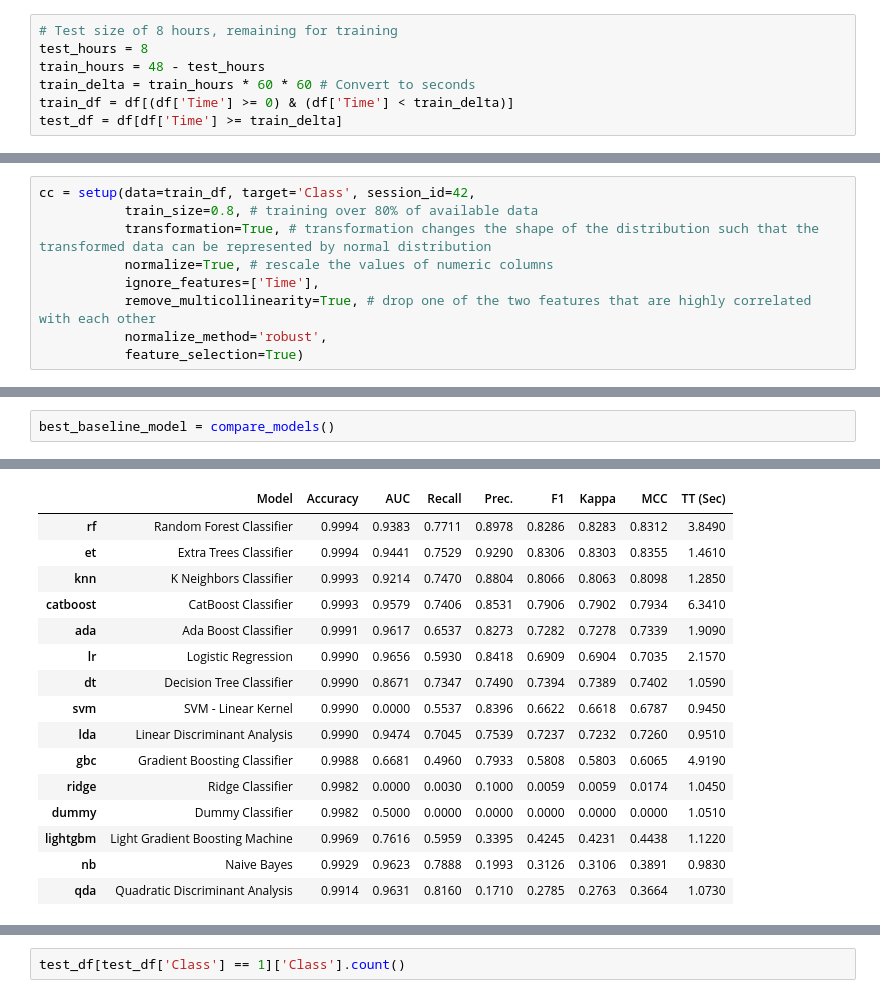
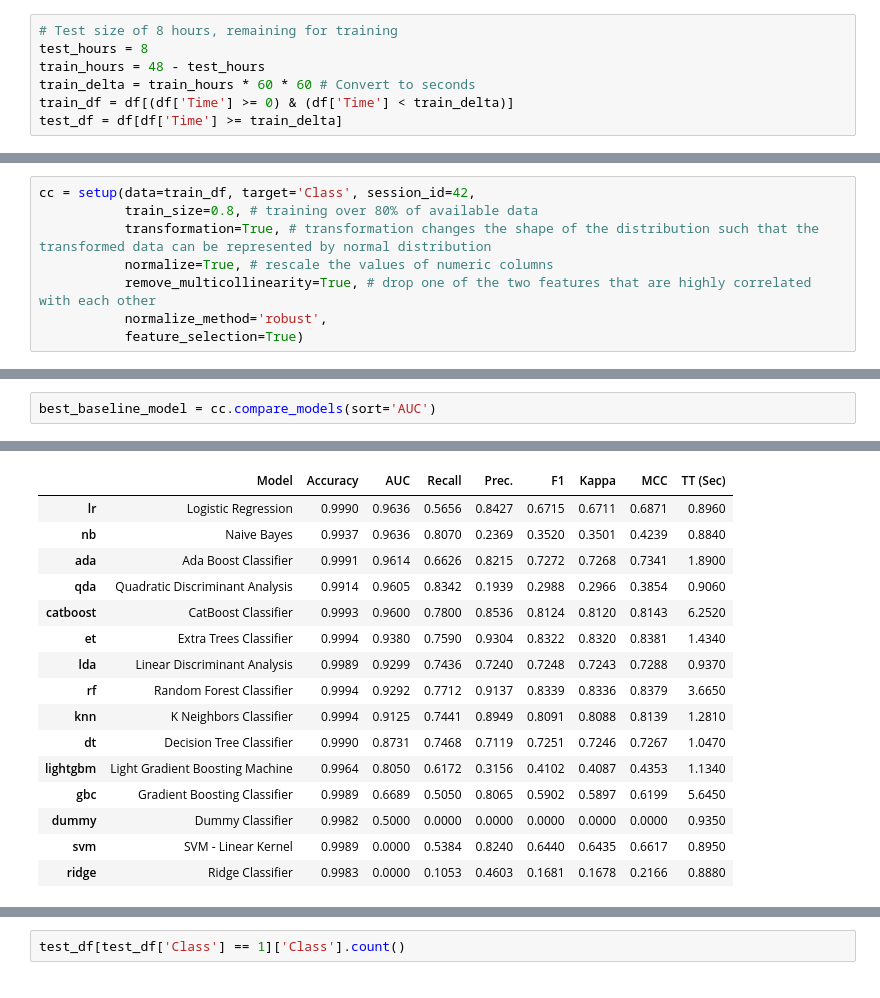
Before and after one commit to crdsteixeira/Advanced-Topics-of-Machine-Learning_GANs_for_Fraud_Detection, a Jupyter notebook: project.ipynb, the cells around one changed output, grey strips where cells are left out. Cells and saved outputs as stored; diff of their text form.

```diff
--- a/project.ipynb
+++ b/project.ipynb
@@ -112,7 +78,6 @@ cc = setup(data=train_df, target='Class', session_id=42,
            train_size=0.8, # training over 80% of available data
            transformation=True, # transformation changes the shape of the distribution such that the transformed data can be represented by normal distribution
            normalize=True, # rescale the values of numeric columns
-           ignore_features=['Time'],
            remove_multicollinearity=True, # drop one of the two features that are highly correlated with each other
            normalize_method='robust',
            feature_selection=True)
@@ -144,21 +102,21 @@ You can set `force_col_wise=true` to remove the overhead.
 # %%
-best_baseline_model = compare_models()
+best_baseline_model = cc.compare_models(sort='AUC')
 # %% [output]
 [interactive output not drawn]
 |  | Model | Accuracy | AUC | Recall | Prec. | F1 | Kappa | MCC | TT (Sec) |
-| rf | Random Forest Classifier | 0.9994 | 0.9383 | 0.7711 | 0.8978 | 0.8286 | 0.8283 | 0.8312 | 3.8490 |
-| et | Extra Trees Classifier | 0.9994 | 0.9441 | 0.7529 | 0.9290 | 0.8306 | 0.8303 | 0.8355 | 1.4610 |
-| knn | K Neighbors Classifier | 0.9993 | 0.9214 | 0.7470 | 0.8804 | 0.8066 | 0.8063 | 0.8098 | 1.2850 |
-| catboost | CatBoost Classifier | 0.9993 | 0.9579 | 0.7406 | 0.8531 | 0.7906 | 0.7902 | 0.7934 | 6.3410 |
-| ada | Ada Boost Classifier | 0.9991 | 0.9617 | 0.6537 | 0.8273 | 0.7282 | 0.7278 | 0.7339 | 1.9090 |
-| lr | Logistic Regression | 0.9990 | 0.9656 | 0.5930 | 0.8418 | 0.6909 | 0.6904 | 0.7035 | 2.1570 |
-| dt | Decision Tree Classifier | 0.9990 | 0.8671 | 0.7347 | 0.7490 | 0.7394 | 0.7389 | 0.7402 | 1.0590 |
-| svm | SVM - Linear Kernel | 0.9990 | 0.0000 | 0.5537 | 0.8396 | 0.6622 | 0.6618 | 0.6787 | 0.9450 |
-| lda | Linear Discriminant Analysis | 0.9990 | 0.9474 | 0.7045 | 0.7539 | 0.7237 | 0.7232 | 0.7260 | 0.9510 |
-| gbc | Gradient Boosting Classifier | 0.9988 | 0.6681 | 0.4960 | 0.7933 | 0.5808 | 0.5803 | 0.6065 | 4.9190 |
-| ridge | Ridge Classifier | 0.9982 | 0.0000 | 0.0030 | 0.1000 | 0.0059 | 0.0059 | 0.0174 | 1.0450 |
-| dummy | Dummy Classifier | 0.9982 | 0.5000 | 0.0000 | 0.0000 | 0.0000 | 0.0000 | 0.0000 | 1.0510 |
-| lightgbm | Light Gradient Boosting Machine | 0.9969 | 0.7616 | 0.5959 | 0.3395 | 0.4245 | 0.4231 | 0.4438 | 1.1220 |
-| nb | Naive Bayes | 0.9929 | 0.9623 | 0.7888 | 0.1993 | 0.3126 | 0.3106 | 0.3891 | 0.9830 |
-| qda | Quadratic Discriminant Analysis | 0.9914 | 0.9631 | 0.8160 | 0.1710 | 0.2785 | 0.2763 | 0.3664 | 1.0730 |
+| lr | Logistic Regression | 0.9990 | 0.9636 | 0.5656 | 0.8427 | 0.6715 | 0.6711 | 0.6871 | 0.8960 |
+| nb | Naive Bayes | 0.9937 | 0.9636 | 0.8070 | 0.2369 | 0.3520 | 0.3501 | 0.4239 | 0.8840 |
+| ada | Ada Boost Classifier | 0.9991 | 0.9614 | 0.6626 | 0.8215 | 0.7272 | 0.7268 | 0.7341 | 1.8900 |
+| qda | Quadratic Discriminant Analysis | 0.9914 | 0.9605 | 0.8342 | 0.1939 | 0.2988 | 0.2966 | 0.3854 | 0.9060 |
+| catboost | CatBoost Classifier | 0.9993 | 0.9600 | 0.7800 | 0.8536 | 0.8124 | 0.8120 | 0.8143 | 6.2520 |
+| et | Extra Trees Classifier | 0.9994 | 0.9380 | 0.7590 | 0.9304 | 0.8322 | 0.8320 | 0.8381 | 1.4340 |
+| lda | Linear Discriminant Analysis | 0.9989 | 0.9299 | 0.7436 | 0.7240 | 0.7248 | 0.7243 | 0.7288 | 0.9370 |
+| rf | Random Forest Classifier | 0.9994 | 0.9292 | 0.7712 | 0.9137 | 0.8339 | 0.8336 | 0.8379 | 3.6650 |
+| knn | K Neighbors Classifier | 0.9994 | 0.9125 | 0.7441 | 0.8949 | 0.8091 | 0.8088 | 0.8139 | 1.2810 |
+| dt | Decision Tree Classifier | 0.9990 | 0.8731 | 0.7468 | 0.7119 | 0.7251 | 0.7246 | 0.7267 | 1.0470 |
+| lightgbm | Light Gradient Boosting Machine | 0.9964 | 0.8050 | 0.6172 | 0.3156 | 0.4102 | 0.4087 | 0.4353 | 1.1340 |
+| gbc | Gradient Boosting Classifier | 0.9989 | 0.6689 | 0.5050 | 0.8065 | 0.5902 | 0.5897 | 0.6199 | 5.6450 |
+| dummy | Dummy Classifier | 0.9982 | 0.5000 | 0.0000 | 0.0000 | 0.0000 | 0.0000 | 0.0000 | 0.9350 |
+| svm | SVM - Linear Kernel | 0.9989 | 0.0000 | 0.5384 | 0.8240 | 0.6440 | 0.6435 | 0.6617 | 0.8950 |
+| ridge | Ridge Classifier | 0.9983 | 0.0000 | 0.1053 | 0.4603 | 0.1681 | 0.1678 | 0.2166 | 0.8880 |
 [interactive output not drawn]
```
Also changed, not shown: parts of 27 cells of this notebook.
